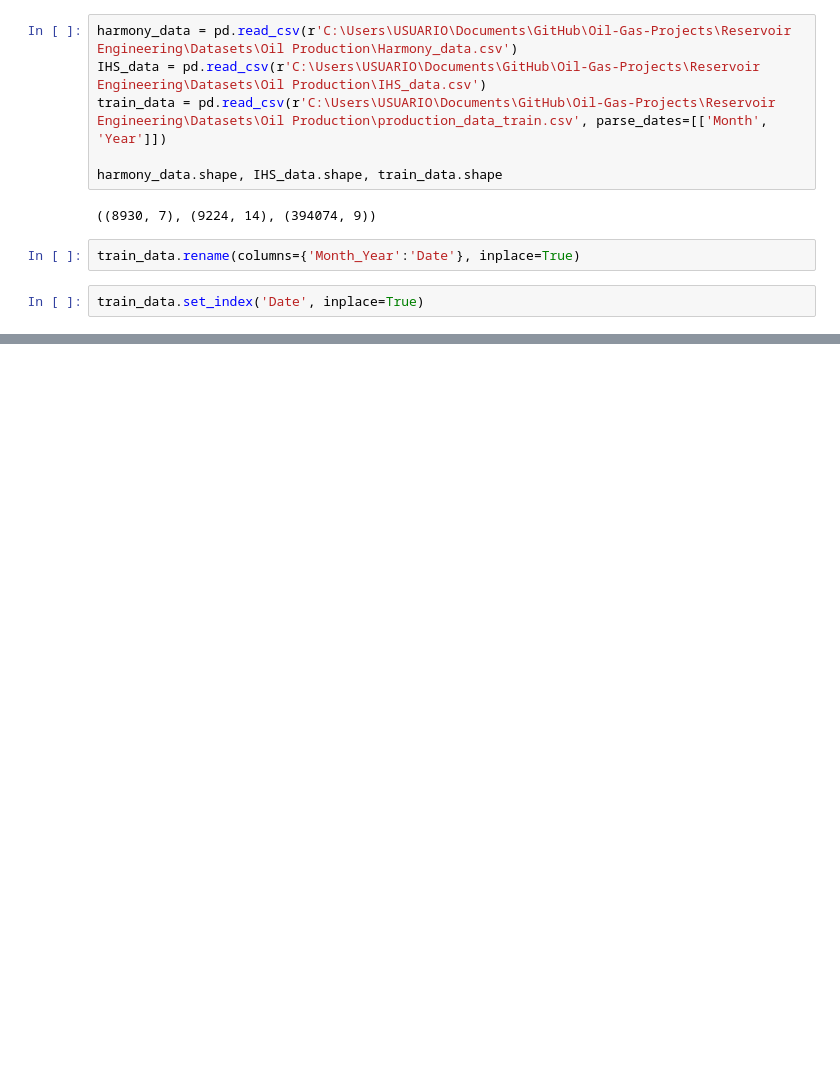
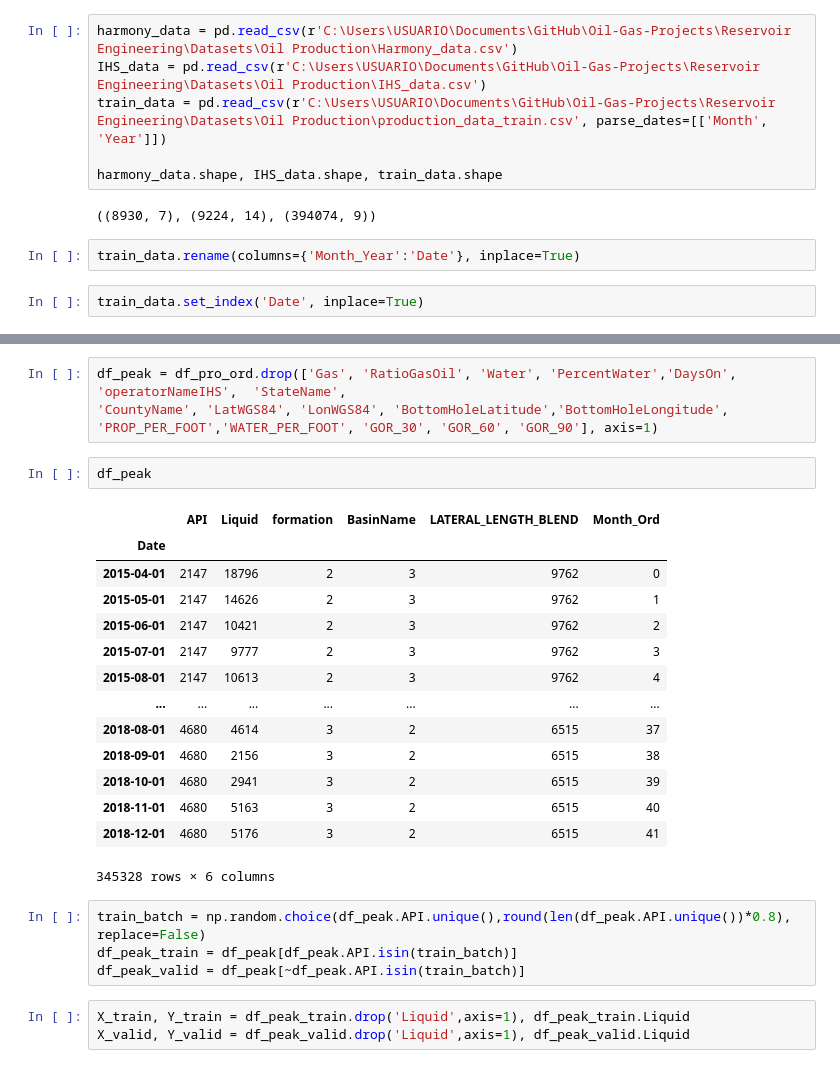
Before and after one commit to Dnbg1982/Oil-Gas-Projects, a Jupyter notebook: API Oil Production/Model.ipynb, the cells around one changed output, grey strips where cells are left out. Drawn from its saved outputs; the diff is of its cells as text; blank space fills up the shorter version.

```diff
--- a/API Oil Production/Model.ipynb
+++ b/API Oil Production/Model.ipynb
@@ -38,0 +85,27 @@ train_data
+# %%
+df_peak = df_pro_ord.drop(['Gas', 'RatioGasOil', 'Water', 'PercentWater','DaysOn', 'operatorNameIHS',  'StateName',
+'CountyName', 'LatWGS84', 'LonWGS84', 'BottomHoleLatitude','BottomHoleLongitude', 'PROP_PER_FOOT','WATER_PER_FOOT', 'GOR_30', 'GOR_60', 'GOR_90'], axis=1)
+# %%
+df_peak
+# %% [output]
+|  | API | Liquid | formation | BasinName | LATERAL_LENGTH_BLEND | Month_Ord |
+| Date |  |  |  |  |  |  |
+| 2015-04-01 | 2147 | 18796 | 2 | 3 | 9762 | 0 |
+| 2015-05-01 | 2147 | 14626 | 2 | 3 | 9762 | 1 |
+| 2015-06-01 | 2147 | 10421 | 2 | 3 | 9762 | 2 |
+| 2015-07-01 | 2147 | 9777 | 2 | 3 | 9762 | 3 |
+| 2015-08-01 | 2147 | 10613 | 2 | 3 | 9762 | 4 |
+| ... | ... | ... | ... | ... | ... | ... |
+| 2018-08-01 | 4680 | 4614 | 3 | 2 | 6515 | 37 |
+| 2018-09-01 | 4680 | 2156 | 3 | 2 | 6515 | 38 |
+| 2018-10-01 | 4680 | 2941 | 3 | 2 | 6515 | 39 |
+| 2018-11-01 | 4680 | 5163 | 3 | 2 | 6515 | 40 |
+| 2018-12-01 | 4680 | 5176 | 3 | 2 | 6515 | 41 |
+345328 rows × 6 columns
+# %%
+train_batch = np.random.choice(df_peak.API.unique(),round(len(df_peak.API.unique())*0.8), replace=False)
+df_peak_train = df_peak[df_peak.API.isin(train_batch)]
+df_peak_valid = df_peak[~df_peak.API.isin(train_batch)]
+# %%
+X_train, Y_train = df_peak_train.drop('Liquid',axis=1), df_peak_train.Liquid
+X_valid, Y_valid = df_peak_valid.drop('Liquid',axis=1), df_peak_valid.Liquid
```
Also changed, not shown: parts of 24 cells of this notebook, 1 other file.
